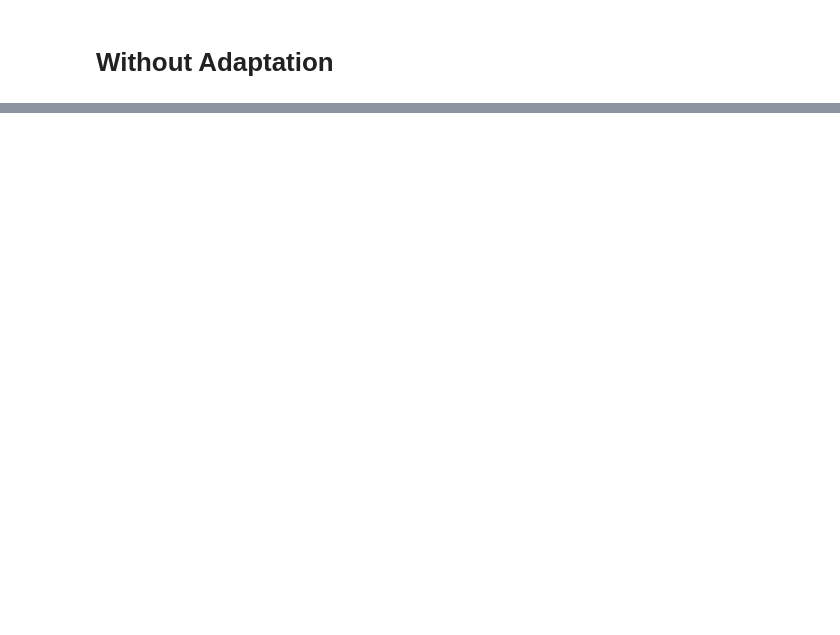
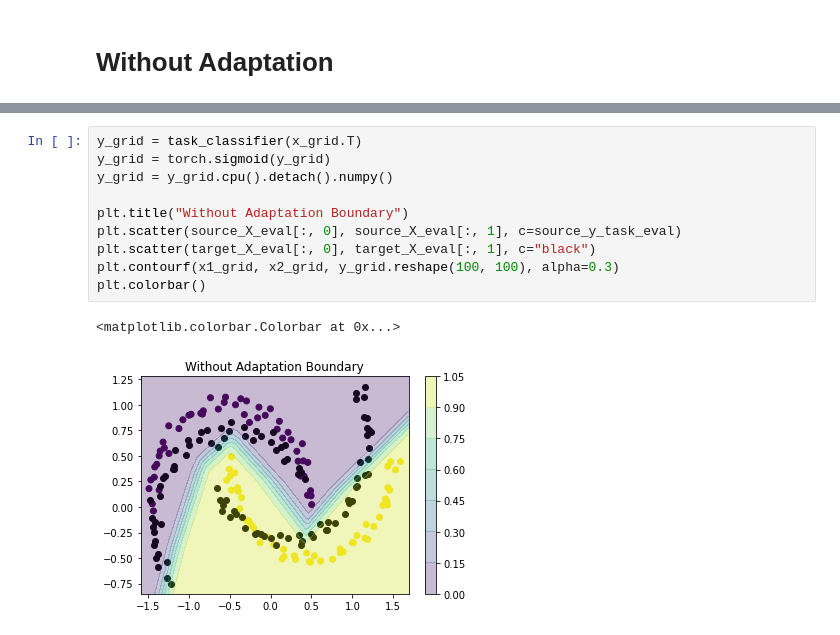
Before and after one commit to oh-yu/domain-invariant-learning, a Jupyter notebook: domain_invariant_learning.ipynb, the cells around one changed output, grey strips where cells are left out. Saved outputs shown, nothing was run; the diff lists cells and outputs as text; blank space fills up the shorter version.

Commit message:
add comparison with without adaptation

```diff
--- a/domain_invariant_learning.ipynb
+++ b/domain_invariant_learning.ipynb
@@ -209,0 +239,13 @@ plt.colorbar()
+# %%
+y_grid = task_classifier(x_grid.T)
+y_grid = torch.sigmoid(y_grid)
+y_grid = y_grid.cpu().detach().numpy()
+
+plt.title("Without Adaptation Boundary")
+plt.scatter(source_X_eval[:, 0], source_X_eval[:, 1], c=source_y_task_eval)
+plt.scatter(target_X_eval[:, 0], target_X_eval[:, 1], c="black")
+plt.contourf(x1_grid, x2_grid, y_grid.reshape(100, 100), alpha=0.3)
+plt.colorbar()
+# %% [output]
+<matplotlib.colorbar.Colorbar at 0x...>
+[figure, added]
```
Also changed, not shown: parts of 5 cells of this notebook.
